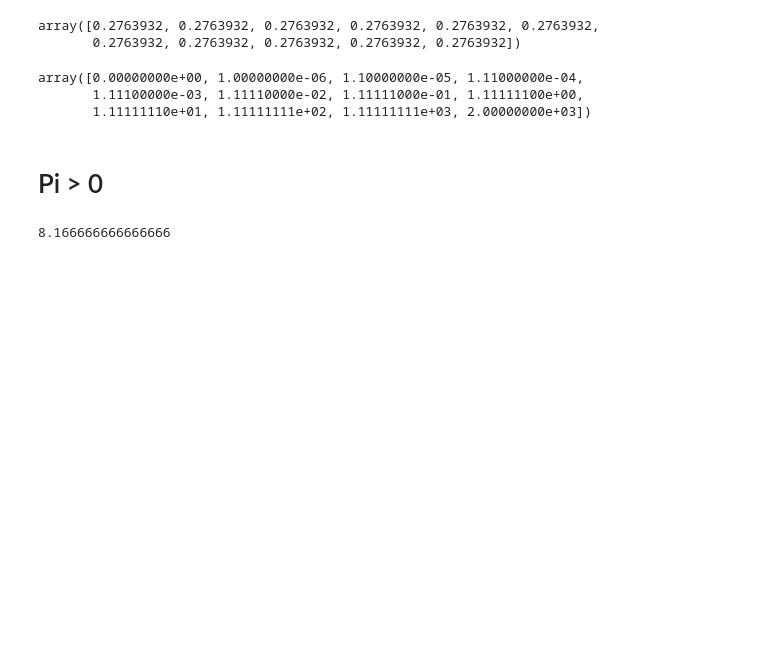
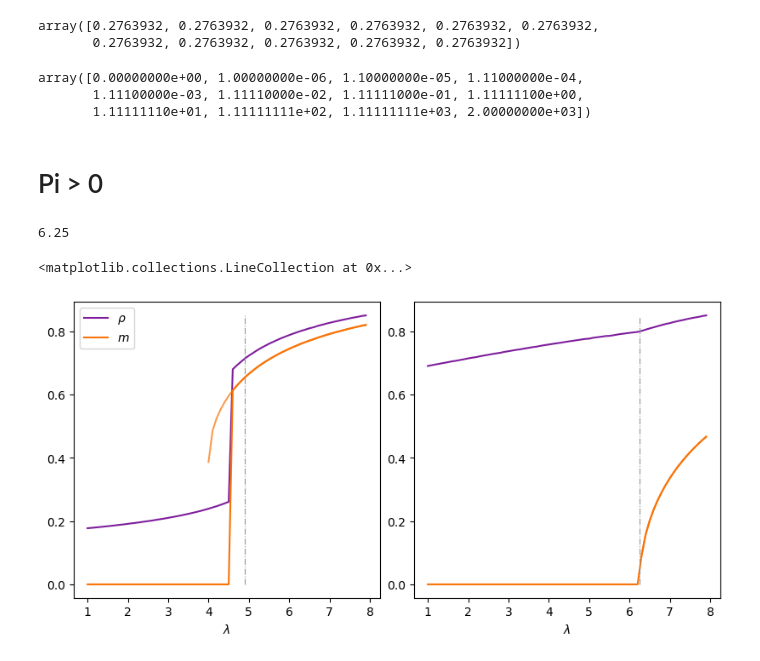
Before and after one commit to dmarchp/TFM_code, a Jupyter notebook: det_sols_f0_as_pi/non_lin_rec_two_sites.ipynb, the cells around one changed output. Saved outputs shown, nothing was run; the diff lists cells and outputs as text; code cells hidden in the pictures; blank space fills up the shorter version.

```diff
--- a/det_sols_f0_as_pi/non_lin_rec_two_sites.ipynb
+++ b/det_sols_f0_as_pi/non_lin_rec_two_sites.ipynb
@@ -213,12 +224,56 @@ array([0.00000000e+00, 1.00000000e-06, 1.10000000e-05, 1.11000000e-04,
 # %% [markdown]
 # Pi > 0
 # %%
-r, pi = 1, 1.5
-# Valid lambdas given pi:
-lpi = (8*pi + 2)**2/(16*pi)
+r, pi = 1, 1.0
+# Valid lambdas for m solution given pi:
+lm = (4*pi + 1)**2/(4*pi)
 
-print(lpi)
+print(lm)
 # %% [output]
-8.166666666666666
+6.25
-# %%
-l = 6.5
+# %%
+ls = np.arange(1,8,0.1)
+r, pi = 1, 0.1
+
+rho_m_t0 = [0.5, 0.1]
+rho_m_int_pi_large = [[], []]
+rho_m_int_pi_small = [[], []]
+
+for l in ls:
+    # integrate equations:
+    pi = 1
+    sol = solve_ivp(ode_rho_m, [0, 2000], rho_m_t0, args=(r, l, pi))
+    rho_m_int_pi_large[0].append(sol.y[0][-1]), rho_m_int_pi_large[1].append(sol.y[1][-1])
+    pi = 0.1
+    sol = solve_ivp(ode_rho_m, [0, 2000], rho_m_t0, args=(r, l, pi))
+    rho_m_int_pi_small[0].append(sol.y[0][-1]), rho_m_int_pi_small[1].append(sol.y[1][-1])
+# %%
+fig, ax = plt.subplots(1, 2, constrained_layout=True, figsize=(8,4))
+ax[0].set(xlabel='$\lambda$')
+ax[1].set(xlabel='$\lambda$')
+
+ax[0].plot(ls, rho_m_int_pi_small[0], label=r'$\rho$', color='xkcd:purple')
+ax[0].plot(ls, rho_m_int_pi_small[1], label=r'$m$', color='xkcd:orange')
+ax[0].legend()
+
+ax[1].plot(ls, rho_m_int_pi_large[0], label=r'$\rho$', color='xkcd:purple')
+ax[1].plot(ls, rho_m_int_pi_large[1], label=r'$m$', color='xkcd:orange')
+
+# theoretical solutions and thresholds:
+
+pi = 0.1
+lm = (4*pi + 1)**2/(4*pi)
+rho_theo = [(1+np.sqrt(1-4*r/l))/2 for l in ls]
+mtheo = [np.sqrt(rho**2 - 4*pi/l) for rho,l in zip(rho_theo, ls)]
+ax[0].plot(ls, mtheo, color='xkcd:orange', alpha=0.7)
+ax[0].vlines(lm, 0.0, 0.85, lw=0.8, ls='-.', color='xkcd:gray')
+
+pi = 1
+lm = (4*pi + 1)**2/(4*pi)
+rho_theo = [(1+np.sqrt(1-4*r/l))/2 for l in ls]
+mtheo = [np.sqrt(rho**2 - 4*pi/l) for rho,l in zip(rho_theo, ls)]
+ax[1].plot(ls, mtheo, color='xkcd:orange', alpha=0.7)
+ax[1].vlines(lm, 0.0, 0.85, lw=0.8, ls='-.', color='xkcd:gray')
+# %% [output]
+<matplotlib.collections.LineCollection at 0x...>
+[figure, added]
```
Also changed, not shown: parts of 3 cells of this notebook.
